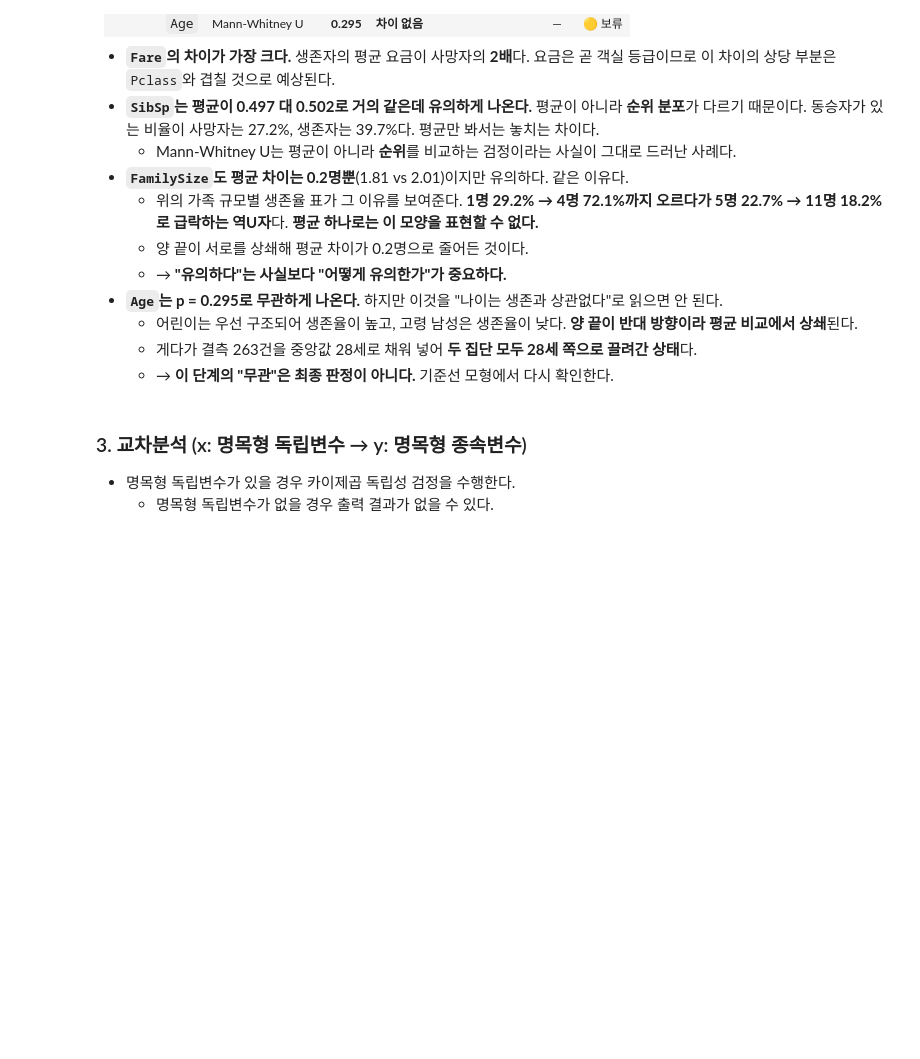
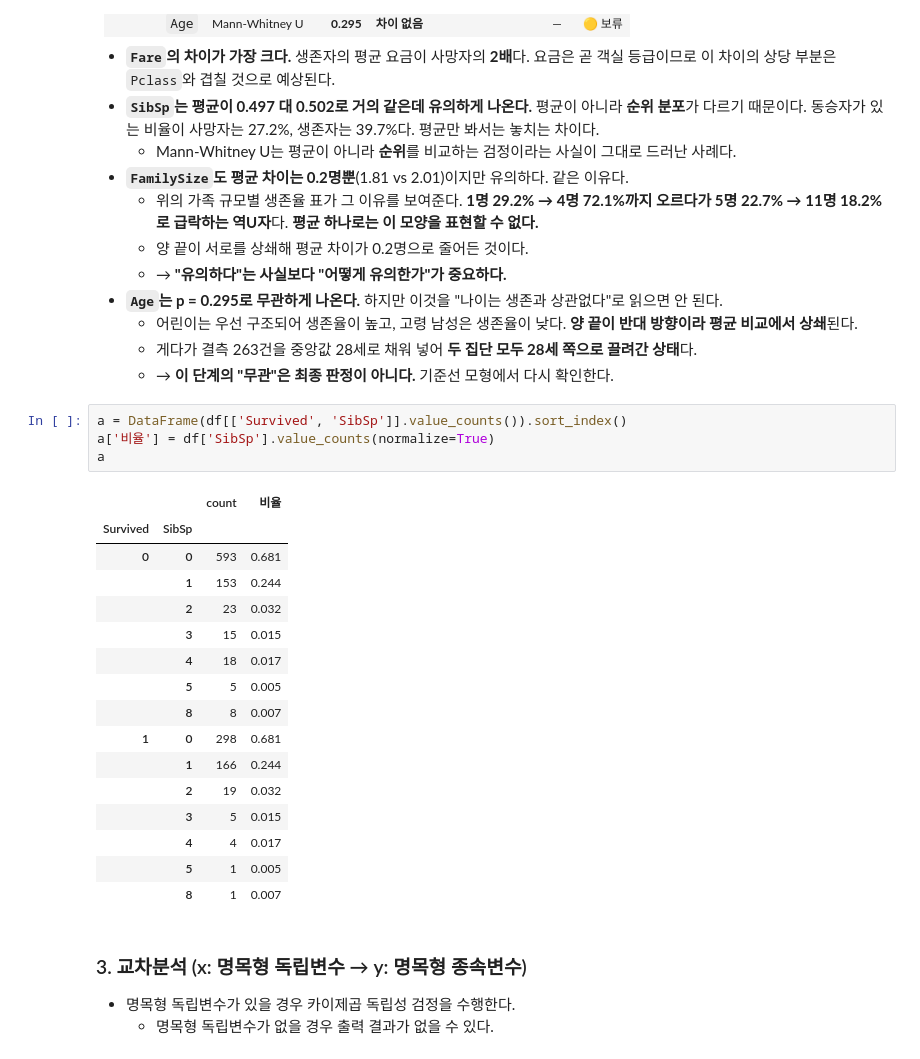
Before and after one commit to Jae1-99999/Jaewon, a Jupyter notebook: 연습/[LAB-10] 로지스틱 회귀ㅣ07-[PBT] Titanic Survival(A-2)(실습코드).ipynb, the cells around one changed output. Saved outputs shown, nothing was run; the diff lists cells and outputs as text; blank space fills up the shorter version.

```diff
--- a/연습/[LAB-10] 로지스틱 회귀ㅣ07-[PBT] Titanic Survival(A-2)(실습코드).ipynb
+++ b/연습/[LAB-10] 로지스틱 회귀ㅣ07-[PBT] Titanic Survival(A-2)(실습코드).ipynb
@@ -326,6 +330,27 @@ my_plot.countplot(data=df, x="FamilySize", hue=target, palette="Set2",
   - 어린이는 우선 구조되어 생존율이 높고, 고령 남성은 생존율이 낮다. **양 끝이 반대 방향이라 평균 비교에서 상쇄**된다.
   - 게다가 결측 263건을 중앙값 28세로 채워 넣어 **두 집단 모두 28세 쪽으로 끌려간 상태**다.
   - → **이 단계의 "무관"은 최종 판정이 아니다.** 기준선 모형에서 다시 확인한다.
+# %%
+a = DataFrame(df[['Survived', 'SibSp']].value_counts()).sort_index()
+a['비율'] = df['SibSp'].value_counts(normalize=True)
+a
+# %% [output]
+|  |  | count | 비율 |
+| Survived | SibSp |  |  |
+| 0 | 0 | 593 | 0.681 |
+|  | 1 | 153 | 0.244 |
+|  | 2 | 23 | 0.032 |
+|  | 3 | 15 | 0.015 |
+|  | 4 | 18 | 0.017 |
+|  | 5 | 5 | 0.005 |
+|  | 8 | 8 | 0.007 |
+| 1 | 0 | 298 | 0.681 |
+|  | 1 | 166 | 0.244 |
+|  | 2 | 19 | 0.032 |
+|  | 3 | 5 | 0.015 |
+|  | 4 | 4 | 0.017 |
+|  | 5 | 1 | 0.005 |
+|  | 8 | 1 | 0.007 |
 # %% [markdown]
 ### 3. 교차분석 (x: 명목형 독립변수 → y: 명목형 종속변수)
 
```
Also changed, not shown: parts of 5 cells of this notebook, 34 other files.
